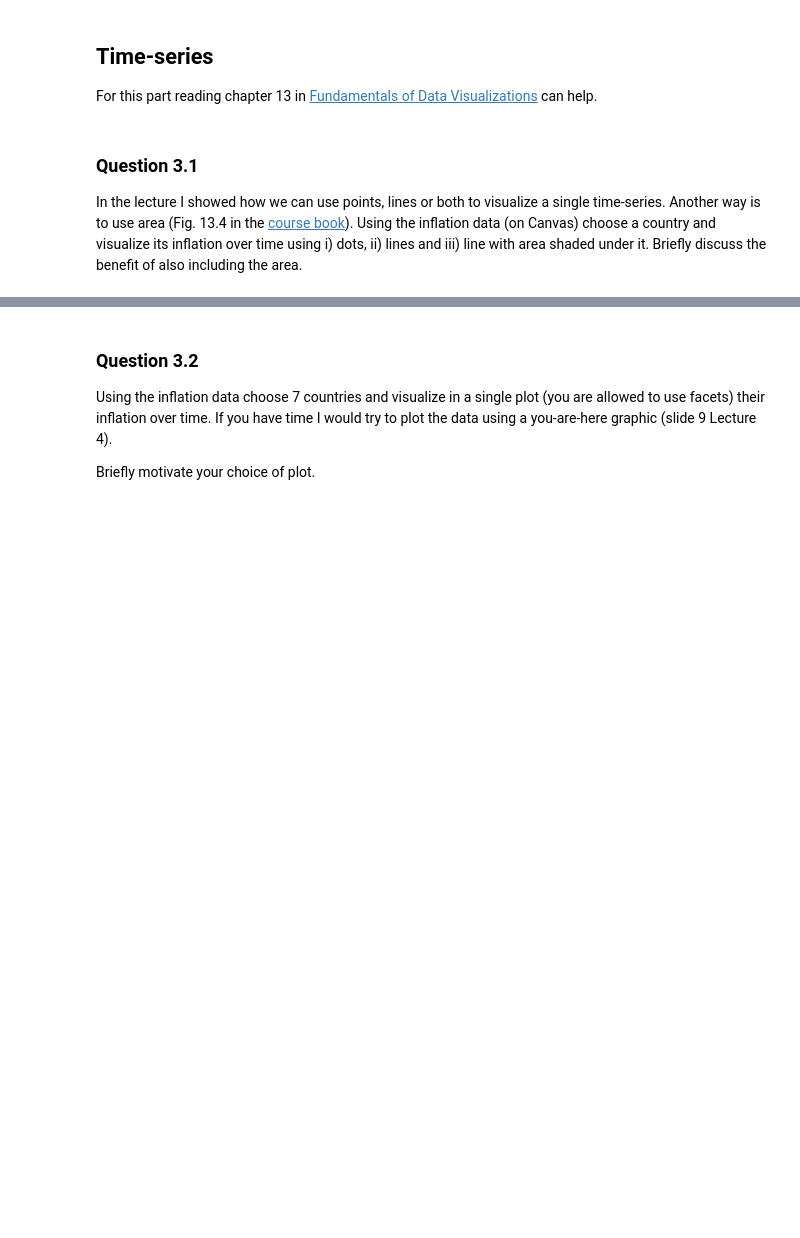
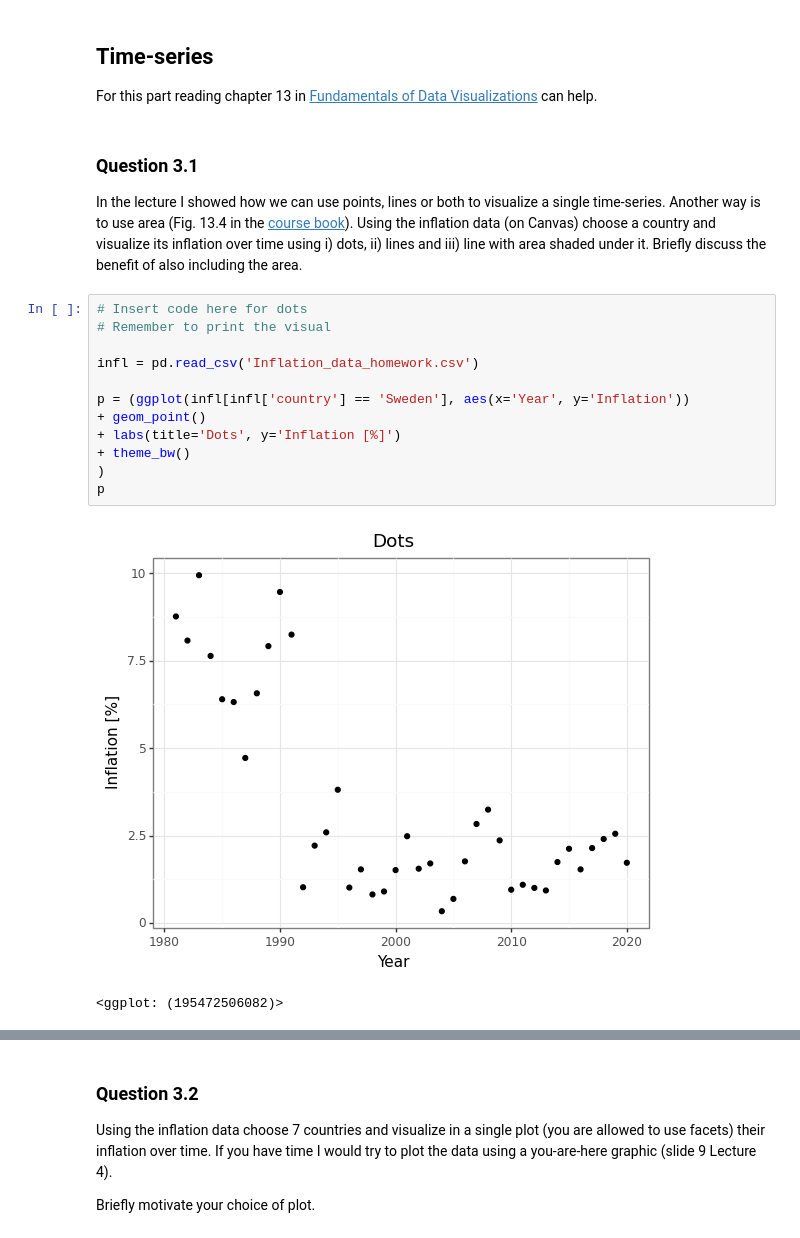
Before and after one commit to AxelEiman/SciVis, a Jupyter notebook: HW2/Homework2.ipynb, the cells around one changed output, grey strips where cells are left out. Saved outputs shown, nothing was run; the diff lists cells and outputs as text; blank space fills up the shorter version.

```diff
--- a/HW2/Homework2.ipynb
+++ b/HW2/Homework2.ipynb
@@ -271,4 +271,19 @@ For this part reading chapter 13 in [Fundamentals of Data Visualizations](https:
 ### Question 3.1
 
 In the lecture I showed how we can use points, lines or both to visualize a single time-series. Another way is to use area (Fig. 13.4 in the [course book](https://clauswilke.com/dataviz/)). Using the inflation data (on Canvas) choose a country and visualize its inflation over time using i) dots, ii) lines and iii) line with area shaded under it. Briefly discuss the benefit of also including the area.
+# %%
+# Insert code here for dots
+# Remember to print the visual
+
+infl = pd.read_csv('Inflation_data_homework.csv')
+
+p = (ggplot(infl[infl['country'] == 'Sweden'], aes(x='Year', y='Inflation'))
++ geom_point()
++ labs(title='Dots', y='Inflation [%]')
++ theme_bw()
+)
+p
+# %% [output]
+[figure, added]
+<ggplot: (195472506082)>
 # %%
```
Also changed, not shown: parts of 18 cells of this notebook, 1 other file.
